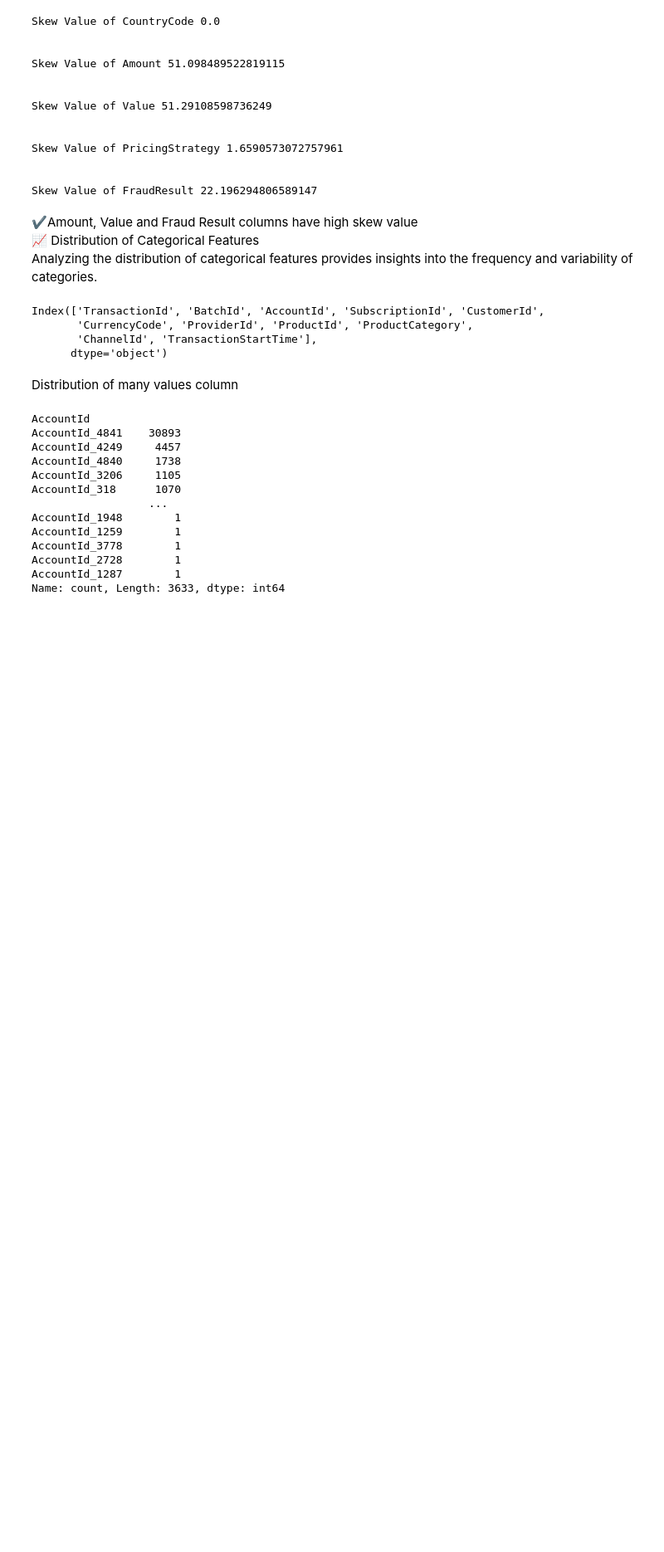
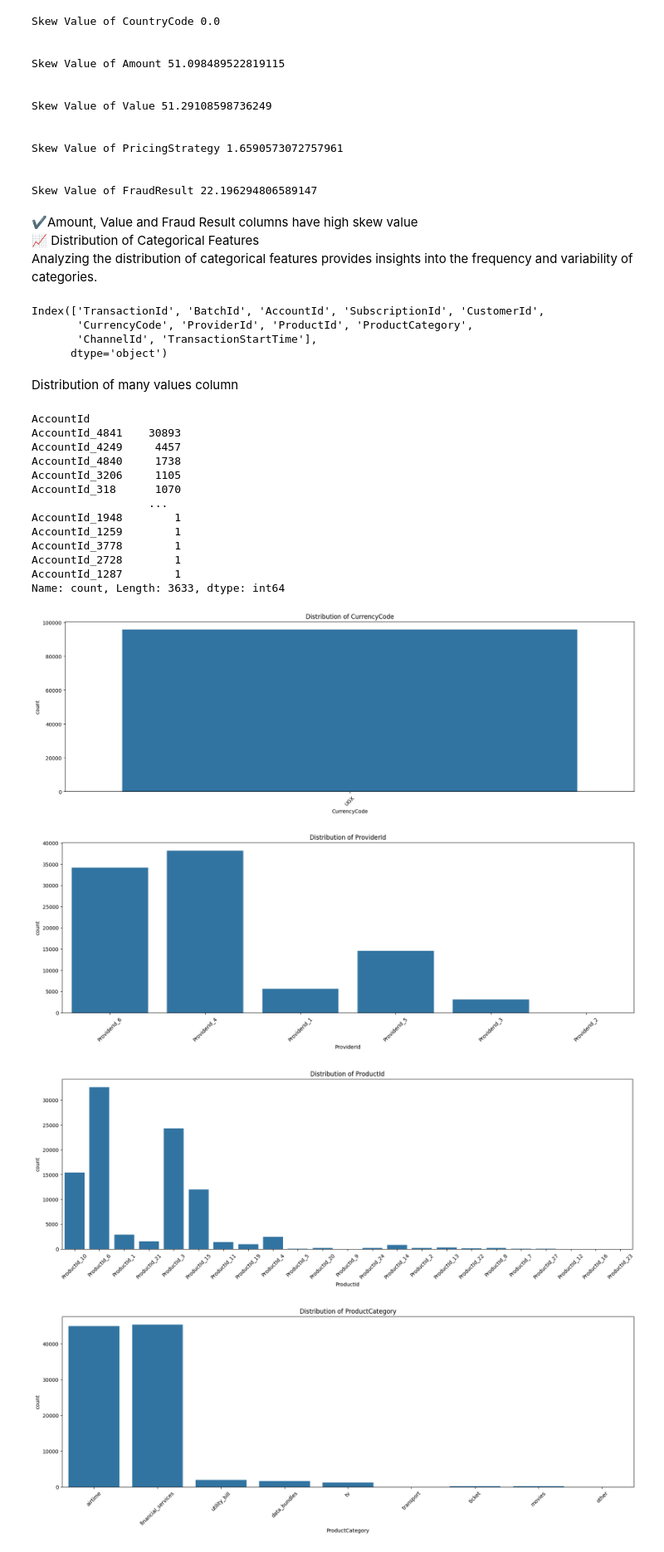
Before and after one commit to Ofgeha-Gelana/CreditScoreAI, a Jupyter notebook: notebooks/risk_analysis.ipynb, the cells around one changed output. Shown at 83% size. Drawn from its saved outputs; the diff is of its cells as text; code cells hidden in the pictures; blank space fills up the shorter version.

```diff
--- a/notebooks/risk_analysis.ipynb
+++ b/notebooks/risk_analysis.ipynb
@@ -175,3 +175,11 @@ AccountId_3778        1
 AccountId_2728        1
 AccountId_1287        1
 Name: count, Length: 3633, dtype: int64
+# %%
+from scripts.creditRiskAnalysisImpl import distOfCategoricalColumns
+distOfCategoricalColumns(data,['CurrencyCode','ProviderId','ProductId','ProductCategory','ChannelId'])
+# %% [output]
+[figure, added]
+[figure, added]
+[figure, added]
+[figure, added]
```
Also changed, not shown: parts of 11 cells of this notebook.
